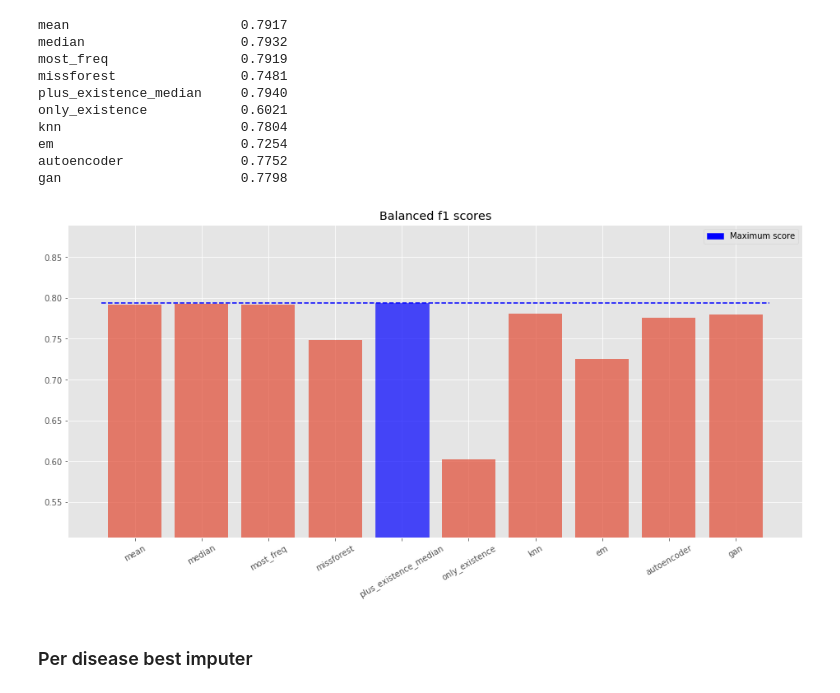
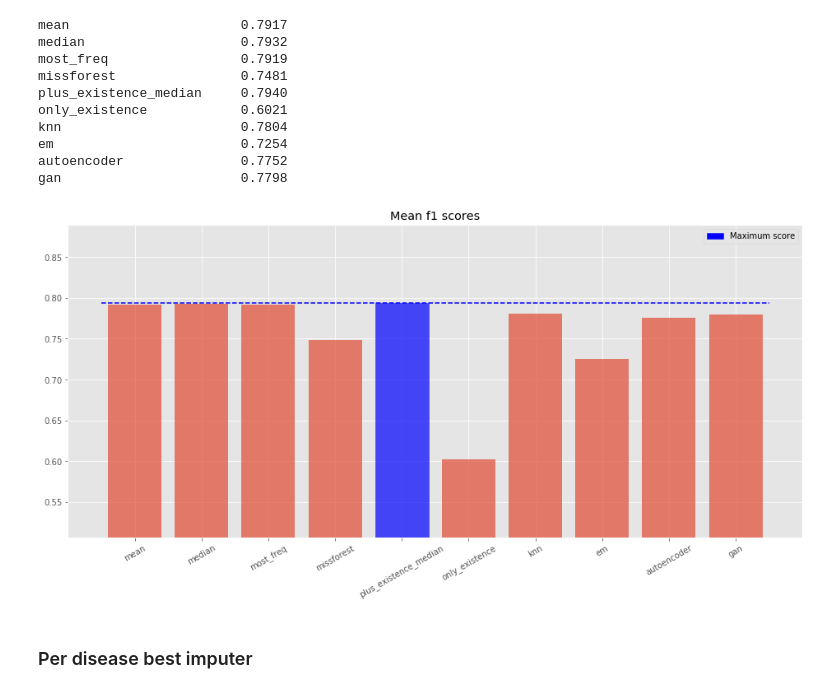
Before and after one commit to sanagno/psychiatry-mri-eeg, a Jupyter notebook: data_imputation.ipynb, the cells around one changed output. Cells and saved outputs as stored; diff of their text form; code cells hidden in the pictures.

```diff
--- a/data_imputation.ipynb
+++ b/data_imputation.ipynb
@@ -858,26 +858,26 @@ gan                       0.7798
 # %%
 pos = np.arange(len(methods_names))
 
 barlist = plt.bar(pos, balanced_f1_scores, align='center', alpha=0.7)
 barlist[np.argmax(balanced_f1_scores)].set_color('b')
 plt.xticks(pos, methods_names, rotation=30)
 
 edges = [- 0.5, len(balanced_f1_scores) - 0.5]
 plt.plot(edges, [max(balanced_f1_scores) for _ in edges], linestyle='--', color='blue')
-plt.title('Balanced f1 scores')
+plt.title('Mean f1 scores')
 
 blue_patch = mpatches.Patch(color='blue', label='Maximum score')
 
 plt.legend(handles=[blue_patch])
 
 max_f1 = np.max(balanced_f1_scores)
 min_f1 = np.min(balanced_f1_scores)
 plt.ylim([min_f1 - (max_f1 - min_f1) / 2, max_f1 + (max_f1 - min_f1) / 2])
 plt.xlim([-1, len(pos)])
 
 plt.show()
 # %% [output]
-[figure, old version]
+[figure, new version]
 # %% [markdown]
 ### Per disease best imputer
 # %%
```
Also changed, not shown: parts of 1 cell of this notebook.
